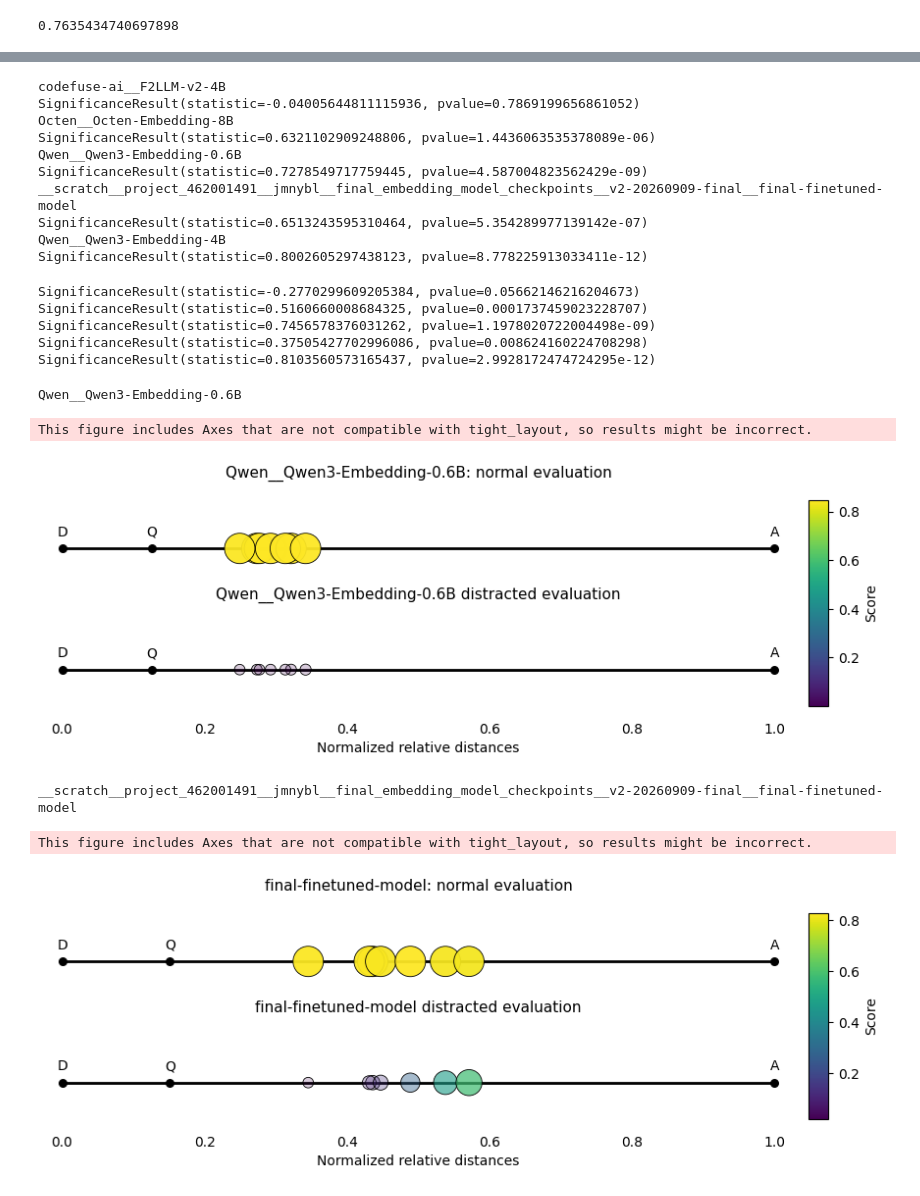
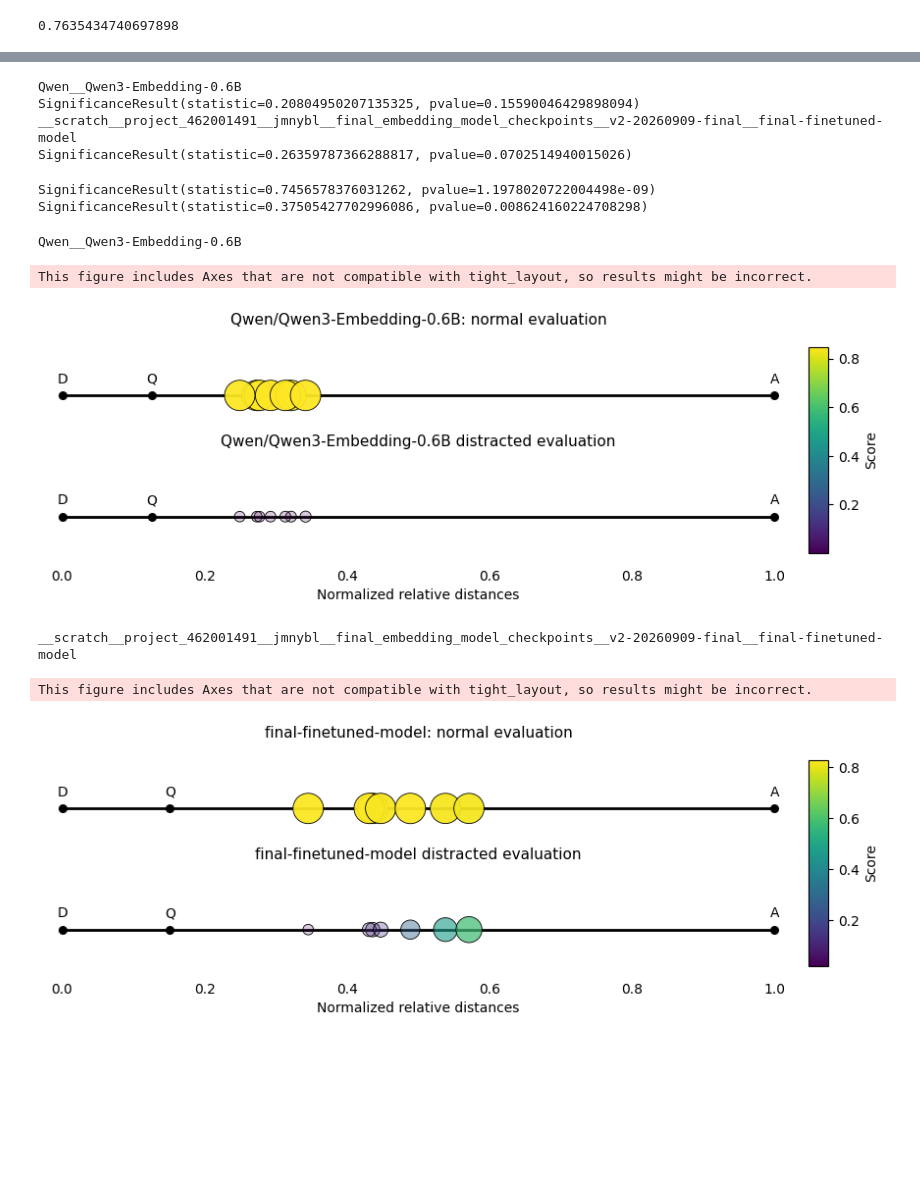
Before and after one commit to mmanteli/prompt-structure-analysis, a Jupyter notebook: analysis.ipynb, the cells around one changed output, grey strips where cells are left out. Saved outputs shown, nothing was run; the diff lists cells and outputs as text; code cells hidden in the pictures; blank space fills up the shorter version.

```diff
--- a/analysis.ipynb
+++ b/analysis.ipynb
@@ -118,7 +118,7 @@ def construct_df(model, show=False):
 #_ = construct_df(models[-1], show=True)
 # %%
 
-def plot(df, x, y="score", colors=None, sizes=None, title="", legend_title=None, x_min=None, x_max=None, y_min=None, y_max=None, return_fig=False, add_line=False):
+def plot(df, x, y="score", colors=None, sizes=None, title="", legend_title=None, x_min=None, x_max=None, y_min=None, y_max=None, return_fig=False, add_line=False, show_err=False):
     if colors is None:
         colors = y
     if sizes is None:
@@ -170,8 +170,8 @@ def plot(df, x, y="score", colors=None, sizes=None, title="", legend_title=None,
             mode='markers',
             x=x_vals,
             y=y_vals,
-            error_x=dict(type='data', array=x_err, visible=True, color='lightgray'),  # optional std bars
-            error_y=dict(type='data', array=y_err, visible=True, color='lightgray'),
+            error_x=dict(type='data', array=x_err, visible=True, color='lightgray') if show_err else None,  # optional std bars
+            error_y=dict(type='data', array=y_err, visible=True, color='lightgray') if show_err else None,
             marker=dict(
                 size=marker_sizes,
                 symbol=symbols,
@@ -308,26 +296,20 @@ Qwen__Qwen3-Embedding-4B & 0.0 & 0.037 & 0.204\\
 for m in dfs.keys():
     df = dfs[m]
     print(m)
-    x = "sim_q2pq" #paraphrase_neg_sim_change_mean" #"hard_neg_angulation_max" #"hard_neg_sim_change_max" #"chord_similarity" #"sim_q2pq"#"sim_improvement" #"paraphrase_neg_sim_change_mean"
-    y = "ndcg@10" #"recall@1"
+    x = "chord_similarity" #paraphrase_neg_sim_change_mean" #"hard_neg_angulation_max" #"hard_neg_sim_change_max" #"chord_similarity" #"sim_q2pq"#"sim_improvement" #"paraphrase_neg_sim_change_mean"
+    y = "recall@1" #"chord_similarity"
     x_min= None
     x_max = None
     y_min=None
     y_max=None
-    _= plot(df, x=x, y=y, title=f"{dataset}: {m}", x_min=x_min, x_max = x_max, y_min=y_min, y_max=y_max, return_fig=True)
+    _= plot(df, x=x, y=y, title=f"{dataset}: {m}", x_min=x_min, x_max = x_max, y_min=y_min, y_max=y_max, return_fig=False)
     #y = f"ndcg@10_distracted"
     #_= plot(df, x=x, y=y, title=f"{dataset}: {m}", x_min=x_min, x_max = x_max, y_min=y_min, y_max=y_max, return_fig=True)
 # %% [output]
-codefuse-ai__F2LLM-v2-4B
-SignificanceResult(statistic=-0.04005644811115936, pvalue=0.7869199656861052)
-Octen__Octen-Embedding-8B
-SignificanceResult(statistic=0.6321102909248806, pvalue=1.4436063535378089e-06)
 Qwen__Qwen3-Embedding-0.6B
-SignificanceResult(statistic=0.7278549717759445, pvalue=4.587004823562429e-09)
+SignificanceResult(statistic=0.20804950207135325, pvalue=0.15590046429898094)
 __scratch__project_462001491__jmnybl__final_embedding_model_checkpoints__v2-20260909-final__final-finetuned-model
-SignificanceResult(statistic=0.6513243595310464, pvalue=5.354289977139142e-07)
-Qwen__Qwen3-Embedding-4B
-SignificanceResult(statistic=0.8002605297438123, pvalue=8.778225913033411e-12)
+SignificanceResult(statistic=0.26359787366288817, pvalue=0.0702514940015026)
 # %%
 for m in dfs.keys():
     df = dfs[m]
@@ -341,13 +323,10 @@ for m in dfs.keys():
     x_max = None
     y_min=None
     y_max = None
-    plot(df, x=x, y=y, sizes=sizes, colors=colors, title=f"{dataset}: {m}", x_min=x_min, x_max = x_max, y_min= y_min, y_max = y_max, add_line=[((0,0), (1,1)), ((sim_QA, 0), (0, sim_QA))])
+    plot(df, x=x, y=y, sizes=sizes, colors=colors, title=f"{dataset}: {m}", x_min=x_min, x_max = x_max, y_min= y_min, y_max = y_max, add_line=[((0,0), (1,1)), ((sim_QA, 0), (0, sim_QA))], show_err=True)
 # %% [output]
-SignificanceResult(statistic=-0.2770299609205384, pvalue=0.05662146216204673)
-SignificanceResult(statistic=0.5160660008684325, pvalue=0.0001737459023228707)
 SignificanceResult(statistic=0.7456578376031262, pvalue=1.1978020722004498e-09)
 SignificanceResult(statistic=0.37505427702996086, pvalue=0.008624160224708298)
-SignificanceResult(statistic=0.8103560573165437, pvalue=2.9928172474724295e-12)
 # %%
 import numpy as np
 import matplotlib.pyplot as plt
@@ -517,48 +496,48 @@ groups = []
 
 for model_name, df in dfs.items():
     if dataset=="mteb__ARCChallenge":
-        if "codefuse" not in model_name and "harrier" not in model_name:
+        if "codefuse" not in model_name and "harrier" not in model_name and "Qwen3-Embedding-0.6B" not in model_name and "final" not in model_name:
             continue
     elif "tatoeba" in dataset.lower():
-        if "intfloat" not in model_name and "harrier" not in model_name:
+        if "intfloat" not in model_name and "harrier" not in model_name and "Qwen3-Embedding-0.6B" not in model_name and "tatoeba" not in model_name :
             continue
     elif dataset=="squad":
         if "Qwen3-Embedding-0.6B" not in model_name and "final-finetuned-model" not in model_name:
             continue
     print(model_name)
     df_filtered = df[["prompt_text", "recall@1", "recall@1_distracted", "sim_q2pq", "sim_pq2a", "sim_q2d", "sim_q2a"]]
     df_filtered = df_filtered[df_filtered["prompt_text"].isin(prompts_appropriate)]
     #display(df_filtered.head())
     #print(len(df_filtered))
-    QtoA = 2-2*df_filtered["sim_q2a"].iloc[0]["mean"]
-    QtoD = 2-2*df_filtered["sim_q2d"].iloc[0]["mean"]
-    QtoPQ = np.array([2-2*line["mean"] for line in df_filtered["sim_q2pq"]])
-    PQtoA = np.array([2-2*line["mean"] for line in df_filtered["sim_pq2a"]])
+    QtoA = 1-df_filtered["sim_q2a"].iloc[0]["mean"]
+    QtoD = 1-df_filtered["sim_q2d"].iloc[0]["mean"]
+    QtoPQ = np.array([1-line["mean"] for line in df_filtered["sim_q2pq"]])
+    PQtoA = np.array([1-line["mean"] for line in df_filtered["sim_pq2a"]])
     fractions = QtoPQ/(QtoPQ+PQtoA)
     stopping_points = [0-QtoD, 0, QtoA]
     scores_normal = np.array([line["mean"] for line in df_filtered["recall@1"]])
     scores_distracted = np.array([line["mean"] for line in df_filtered["recall@1_distracted"]])
     if "scratch" in model_name:
         model_name = model_name.split("_")[-1]
-    group1 = dict(title=model_name+": normal evaluation", stopping_points=stopping_points, locations=fractions, scores=scores_normal)
-    group2 = dict(title=model_name+" distracted evaluation", stopping_points=stopping_points, locations=fractions, scores=scores_distracted)
+    group1 = dict(title=model_name.replace("__","/")+": normal evaluation", stopping_points=stopping_points, locations=fractions, scores=scores_normal)
+    group2 = dict(title=model_name.replace("__","/")+" distracted evaluation", stopping_points=stopping_points, locations=fractions, scores=scores_distracted)
     groups.append(group1)
     groups.append(group2)
     fig, axes = plot_stopping_points_with_locations(
         groups,
         stopping_point_labels=["D", "Q", "A"],
         figsize=(10, 1.5),
         cmap="viridis",
         size_range=(60, 500),
         alpha_range=(0.2, 0.95),
         show_colorbar=True,
     )
     plt.show()
     groups=[]
 # %% [output]
 Qwen__Qwen3-Embedding-0.6B
 This figure includes Axes that are not compatible with tight_layout, so results might be incorrect.
-[figure, old version]
+[figure, new version]
 __scratch__project_462001491__jmnybl__final_embedding_model_checkpoints__v2-20260909-final__final-finetuned-model
 This figure includes Axes that are not compatible with tight_layout, so results might be incorrect.
 [figure]
```
Also changed, not shown: parts of 4 cells of this notebook, 2 other files.
